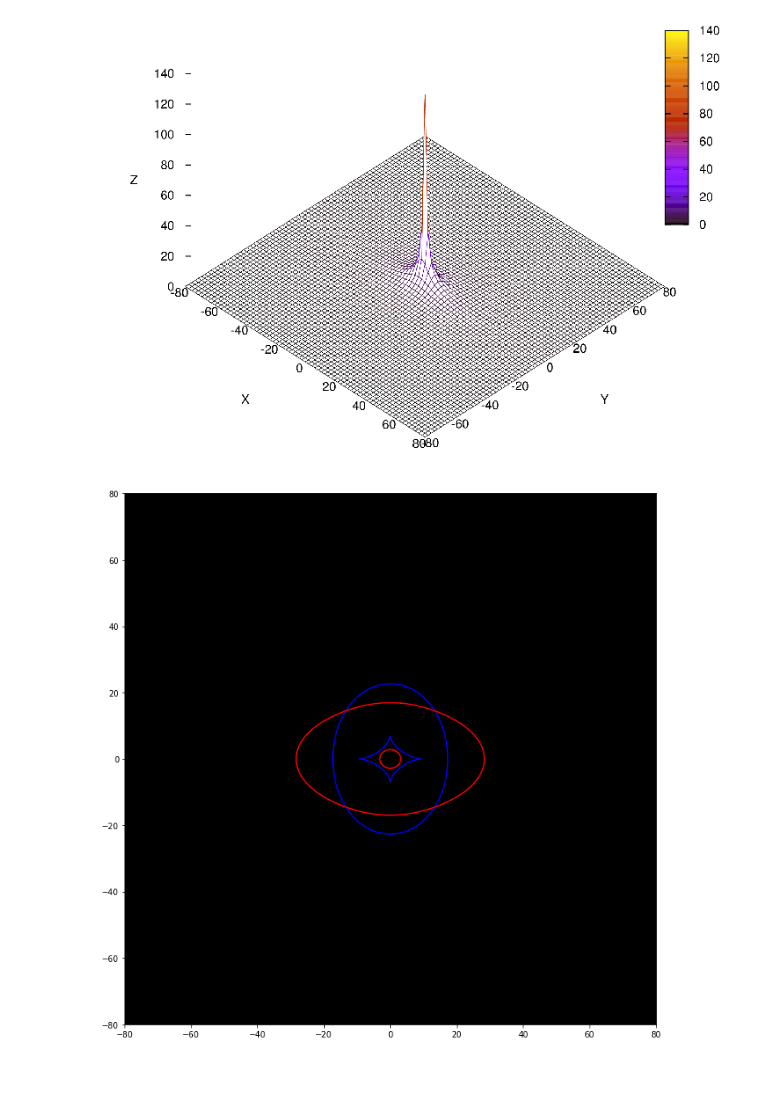
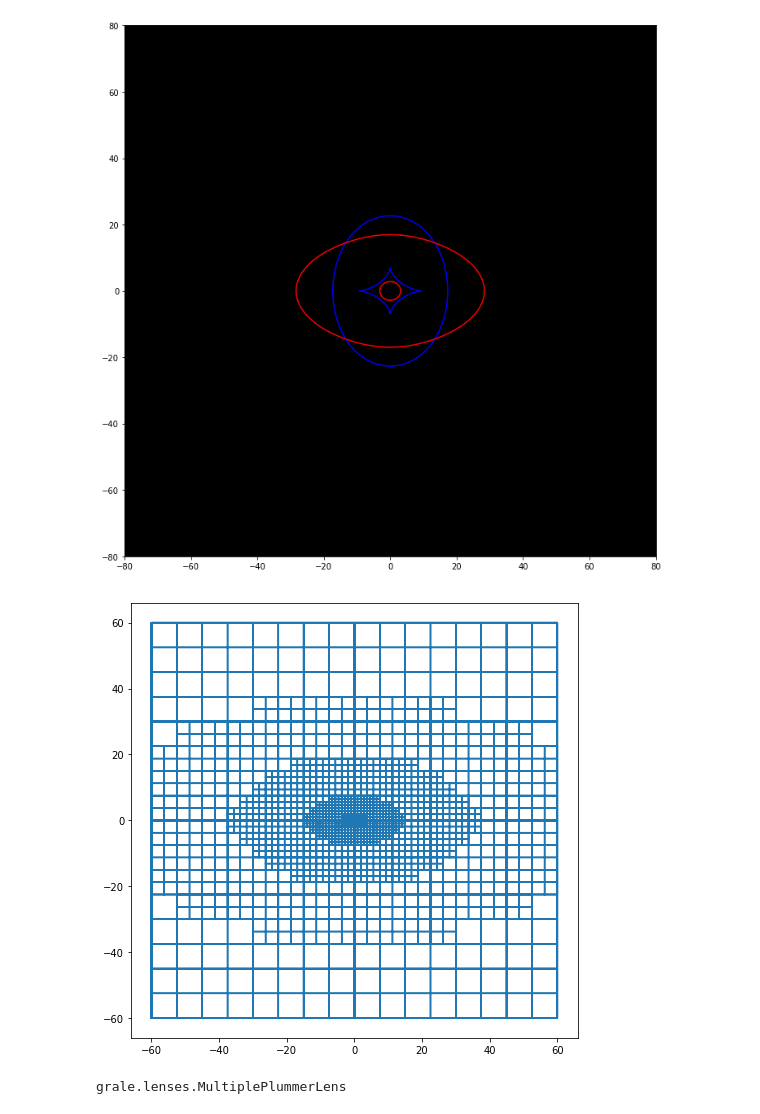
Before and after one commit to j0r1/GRALE2, a Jupyter notebook: pygrale/doc/source/_static/fittest.ipynb, the cells around one changed output. Cells and saved outputs as stored; diff of their text form; code cells hidden in the pictures; blank space fills up the shorter version.

```diff
--- a/pygrale/doc/source/_static/fittest.ipynb
+++ b/pygrale/doc/source/_static/fittest.ipynb
@@ -40,10 +52,6 @@ lensInfo = { "lens": l, "Dds": Dds, "Ds": Ds, "bottomleft": bl, "topright": tr,
 # %%
+# The image plane for this lens
 plt.figure(figsize=(12,12))
-plotutil.plotDensityGnuplot(lensInfo);
+plotutil.plotImagePlane(lensInfo);
 # %% [output]
-[figure, old version]
+[figure, new version]
-# %%
-plt.figure(figsize=(12,12))
-plotutil.plotImagePlane(lensInfo);
-# %% [output]
-[figure, removed]
@@ -58,2 +58,29 @@ fitLens = grid.fitMultiplePlummerLens(cells, Dd, lambda points: evaluateLensDens
+# %%
+# Here, we're going to prepare the fit. We're going to create a grid of cells for
+# which the cells are narrower in regions that contain more mass. We'll aim for
+# between 2000 and 2200 cells.
+# For each cell, in the next step we'll use a Plummer basis function with a width
+# that's proportional to the cell size. When a cell is subdivided, we're keeping that
+# cell in the grid as well (so not just the four smaller 'child' cells), thereby also using
+# a basis function for the 'parent' cell.
+N1, N2 = 2000, 2200
+cells = grid.createSubdivisionGrid(120*ANGLE_ARCSEC, [0,0], lensInfo, N1, N2, keepLarger=True)
+
+plt.figure(figsize=(8,8))
+plotutil.plotSubdivisionGrid(cells);
+# %% [output]
+[figure, added]
+# %%
+# In the fitMultiplePlummerLens function, we not only need to specify
+# the cells to which the Plummer basis functions should be assigned, but
+# we also need to profide a function that returns the surface mass density
+# for the points that are specified. In this case, that's provided by
+# our original lens
+fitLens = grid.fitMultiplePlummerLens(cells, Dd, l.getSurfaceMassDensity)
+
+# The type of the new lens shows that it's a multiple plummer lens:
+type(fitLens)
+# %% [output]
+grale.lenses.MultiplePlummerLens
 # %%
 fitLensInfo = { "lens": fitLens, "Dds": Dds, "Ds": Ds, "bottomleft": bl, "topright": tr, "numx": 1023, "numy": 1023 }
```
Also changed, not shown: parts of 18 cells of this notebook, 3 other files.
